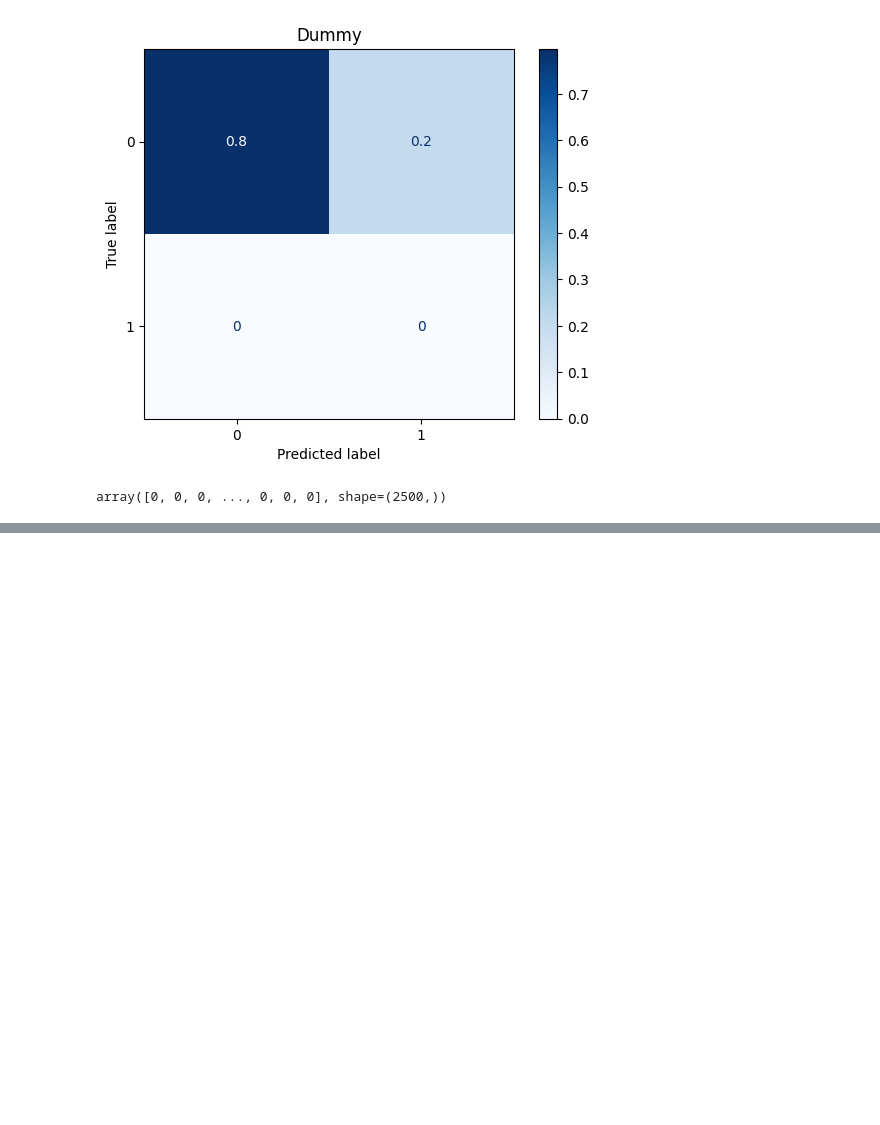
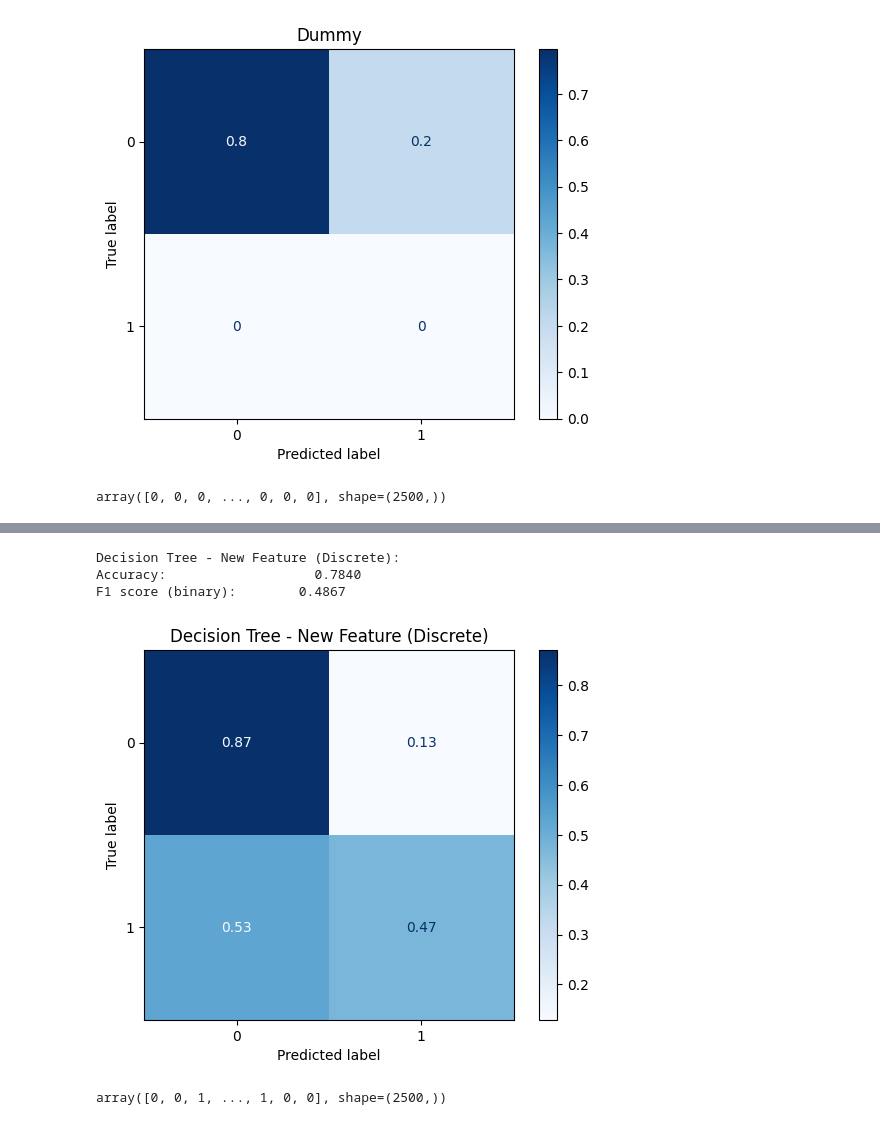
Before and after one commit to M61ss/big-data, a Jupyter notebook: exam-simulations/10-09-2024/10-09-2024.ipynb, the cells around one changed output, grey strips where cells are left out. Saved outputs shown, nothing was run; the diff lists cells and outputs as text; code cells hidden in the pictures; blank space fills up the shorter version.

```diff
--- a/exam-simulations/10-09-2024/10-09-2024.ipynb
+++ b/exam-simulations/10-09-2024/10-09-2024.ipynb
@@ -587,0 +596,4 @@ Female:  305
+# %%
+df['NewFeature'] = pd.cut(df['NewFeature'], bins=10)
+df['NewFeature'] = LabelEncoder().fit_transform(df['NewFeature'])
+df.head()
@@ -587,0 +607,13 @@ Female:  305
+# %%
+X, y = df.drop(columns='Exited'), df['Exited']
+x_train, x_test, y_train, y_test = train_test_split(X, y, test_size=0.25, stratify=y)
+# %%
+dt = DecisionTreeClassifier()
+dt.fit(x_train, y_train)
+evaluate_classifier(dt, x_test, y_test, 'decision tree - new feature (discrete)')
+# %% [output]
+Decision Tree - New Feature (Discrete):
+Accuracy:                   0.7840
+F1 score (binary):        0.4867
+[figure, added]
+array([0, 0, 1, ..., 1, 0, 0], shape=(2500,))
```
Also changed, not shown: parts of 18 cells of this notebook.
